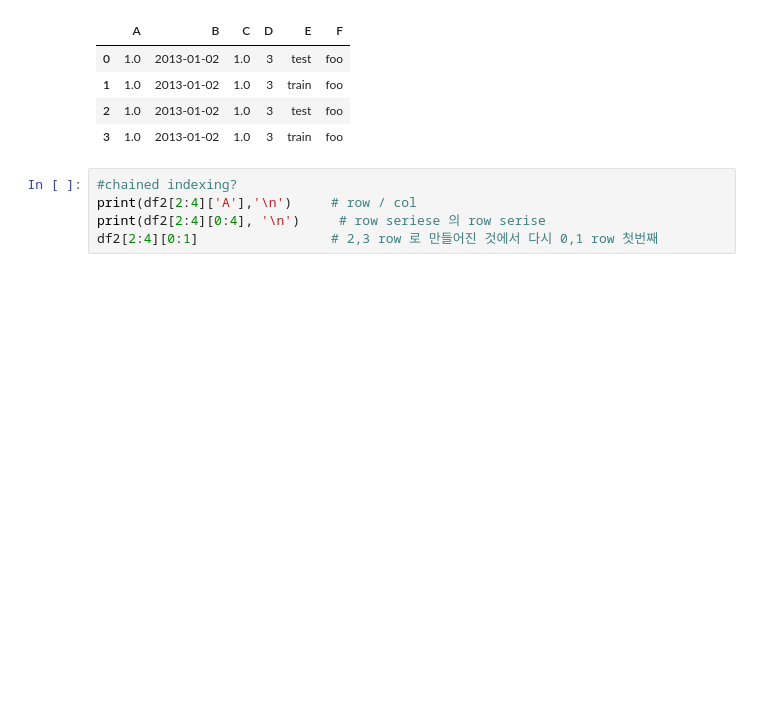
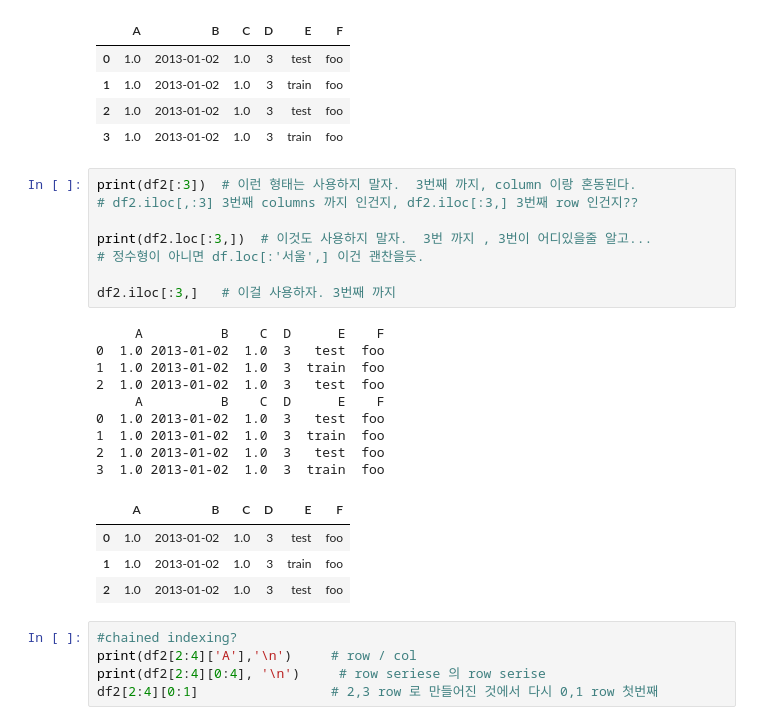
Before and after one commit to smjune/ipynb, a Jupyter notebook: pandas_guide.ipynb, the cells around one changed output. Cells and saved outputs as stored; diff of their text form; blank space fills up the shorter version.

```diff
--- a/pandas_guide.ipynb
+++ b/pandas_guide.ipynb
@@ -238,6 +247,28 @@ df2
 | 1 | 1.0 | 2013-01-02 | 1.0 | 3 | train | foo |
 | 2 | 1.0 | 2013-01-02 | 1.0 | 3 | test | foo |
 | 3 | 1.0 | 2013-01-02 | 1.0 | 3 | train | foo |
+# %%
+print(df2[:3])  # 이런 형태는 사용하지 말자.  3번째 까지, column 이랑 혼동된다.
+# df2.iloc[,:3] 3번째 columns 까지 인건지, df2.iloc[:3,] 3번째 row 인건지??
+
+print(df2.loc[:3,])  # 이것도 사용하지 말자.  3번 까지 , 3번이 어디있을줄 알고...
+# 정수형이 아니면 df.loc[:'서울',] 이건 괜찬을듯.
+
+df2.iloc[:3,]   # 이걸 사용하자. 3번째 까지
+# %% [output]
+     A          B    C  D      E    F
+0  1.0 2013-01-02  1.0  3   test  foo
+1  1.0 2013-01-02  1.0  3  train  foo
+2  1.0 2013-01-02  1.0  3   test  foo
+     A          B    C  D      E    F
+0  1.0 2013-01-02  1.0  3   test  foo
+1  1.0 2013-01-02  1.0  3  train  foo
+2  1.0 2013-01-02  1.0  3   test  foo
+3  1.0 2013-01-02  1.0  3  train  foo
+|  | A | B | C | D | E | F |
+| 0 | 1.0 | 2013-01-02 | 1.0 | 3 | test | foo |
+| 1 | 1.0 | 2013-01-02 | 1.0 | 3 | train | foo |
+| 2 | 1.0 | 2013-01-02 | 1.0 | 3 | test | foo |
 # %%
 #chained indexing?
 print(df2[2:4]['A'],'\n')     # row / col
```
Also changed, not shown: parts of 24 cells of this notebook, 4 other files.
